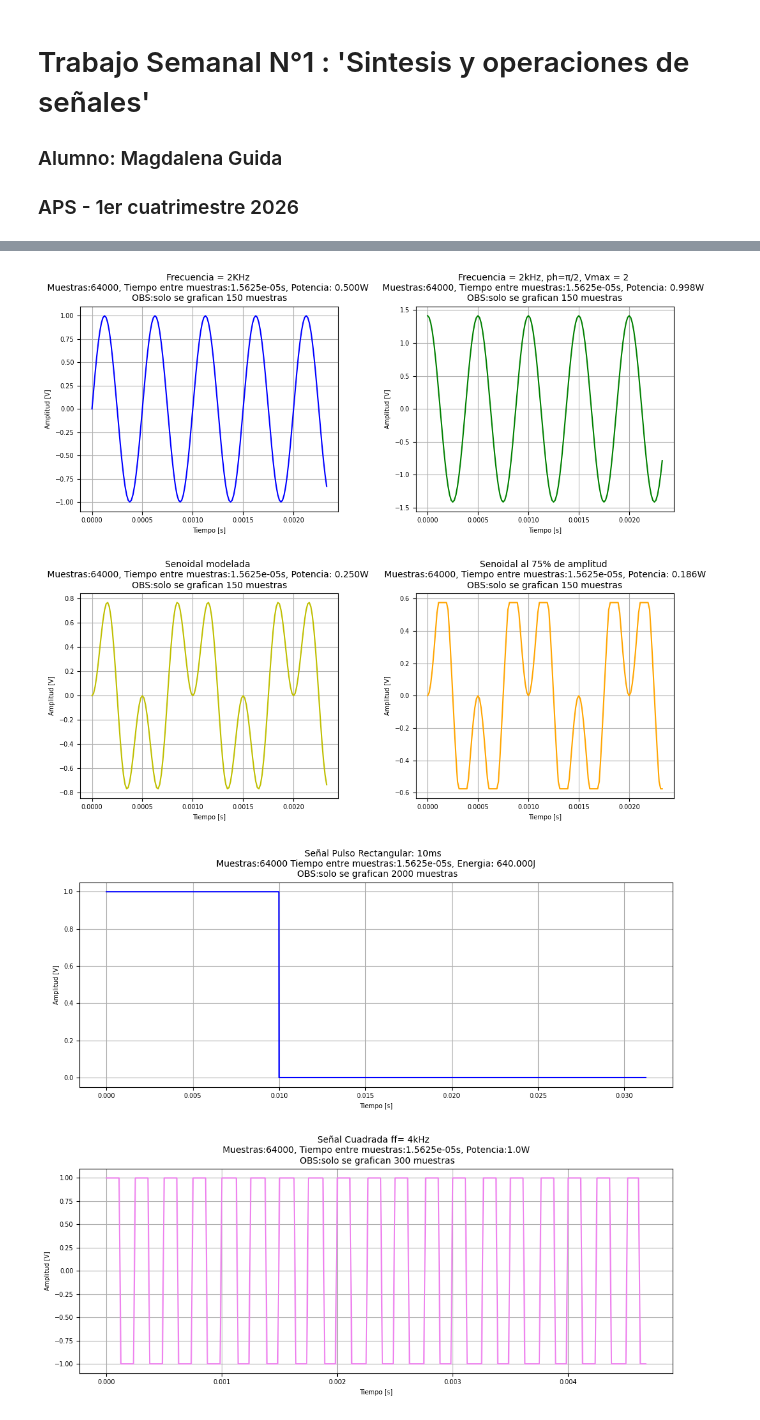
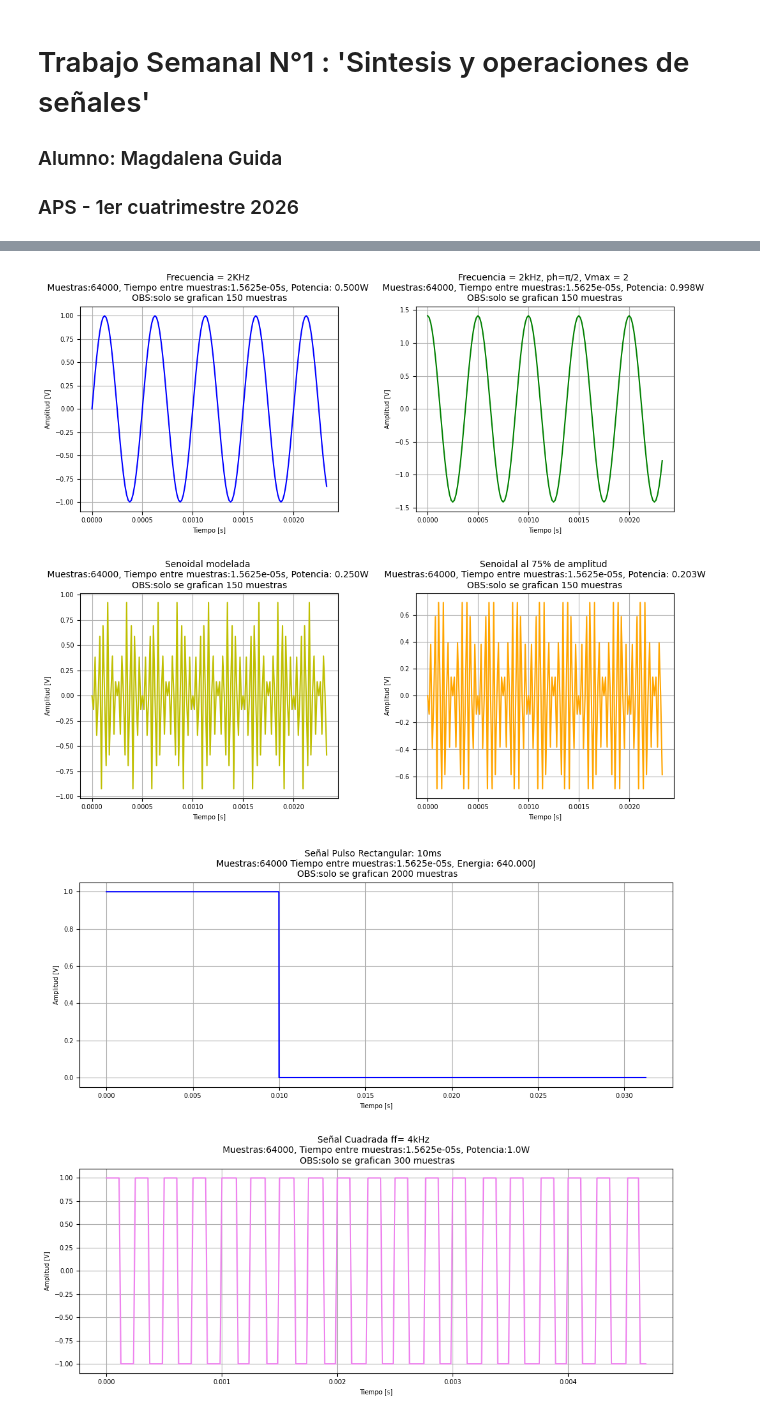
Before and after one commit to MagdalenaGuida/Trabajos-Semanales-APS, a Jupyter notebook: Ts 1.ipynb, the cells around one changed output, grey strips where cells are left out. Drawn from its saved outputs; the diff is of its cells as text; code cells hidden in the pictures.

```diff
--- a/Ts 1.ipynb
+++ b/Ts 1.ipynb
@@ -59,7 +59,7 @@ A2 = A1 * 10**(3/20)
 
 t1, y1 = func_sen(Vmax = 1, ff = 2000)                     ## SENOIDAL BASE
 t2, y2 = func_sen(ff = 2000, Vmax = A2, ph = np.pi/2)     ## AMPLIADA Y DESFAZADA
-ta, ya = func_sen(ff = 1000)                              ## MITAD DE FREC
+ta, ya = func_sen(ff = 1000000)                           ## 1000k FREC
 y3 = y1 * ya                                              ## MODELADA t3 = t1
 #y4 = np.max(y3) * 0.75
 max= np.max(y3)
@@ -91,34 +91,34 @@ fig.subplots_adjust(hspace=0.4, wspace=0.3)
 
 for i, (titulo, subtitulo, obs, tiempo, señal, color) in enumerate(senales):
     axs[i].plot(tiempo, señal, color=color)
     axs[i].set_title(f"{titulo} \n {subtitulo} \n{obs}", fontsize= 10)
     axs[i].set( xlabel="Tiempo [s]", ylabel="Amplitud [V]")
     axs[i].tick_params(axis='both', labelsize=7)  # achica nros de los ejes
     axs[i].xaxis.label.set_size(7)                # achica nombre eje X
     axs[i].yaxis.label.set_size(7)                # achica nombre eje Y
     axs[i].grid(True)
 
 # GRAFICO 2:
 senales2 = [
     ("Señal Pulso Rectangular: 10ms ",f"Muestras:{N} Tiempo entre muestras:{T}s, Energia:{P5: .3f}J"," OBS:solo se grafican 2000 muestras", t5[:2000], u[:2000], 'blue'),
     ("Señal Cuadrada ff= 4kHz ",f"Muestras:{N}, Tiempo entre muestras:{T}s, Potencia:{E6}W", " OBS:solo se grafican 300 muestras", t6[:300], y6[:300], 'violet')
     ]
 fig, axs = plt.subplots(2, 1, figsize=(12, 10), sharex=False)
 axs = axs.flatten()
 fig.subplots_adjust(hspace=0.4, wspace=0.3)
 
 for i, (titulo, subtitulo, obs, tiempo, señal, color) in enumerate(senales2):
     axs[i].plot(tiempo, señal, color=color)
     axs[i].set_title(f"{titulo} \n {subtitulo} \n{obs}", fontsize= 10)
     axs[i].set( xlabel="Tiempo [s]", ylabel="Amplitud [V]")
     axs[i].tick_params(axis='both', labelsize=7)  # achica nros de los ejes
     axs[i].xaxis.label.set_size(7)                # achica nombre eje X
     axs[i].yaxis.label.set_size(7)                # achica nombre eje Y
     axs[i].grid(True)
 
 plt.show()
 # %% [output]
-[figure, old version]
+[figure, new version]
 [figure]
 # %% [markdown]
 La segunta parte del trabajo consiste en calcular la salida del sistema LTI: $y[n] = x[n]*h[n]$, cuya respuesta alimpulso es: $h[n] = \delta[n] - \delta[n-4]$, para distintas entradas $x[n]$. Basicamente, $y$ devuelve el valor original de $x$, restandole su valor retrasado en 4 muestras.
```
Also changed, not shown: parts of 7 cells of this notebook.
